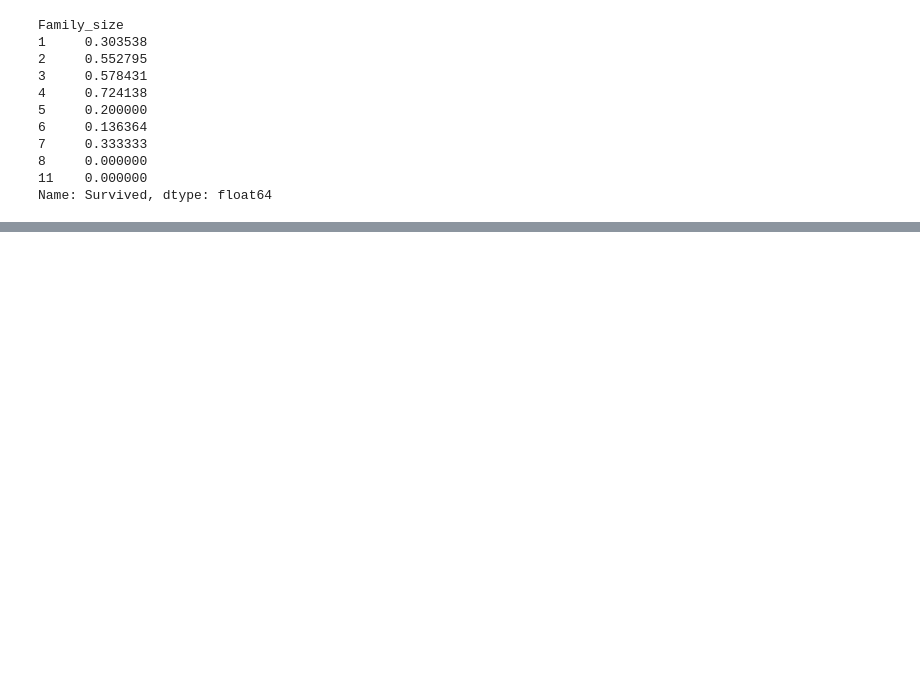
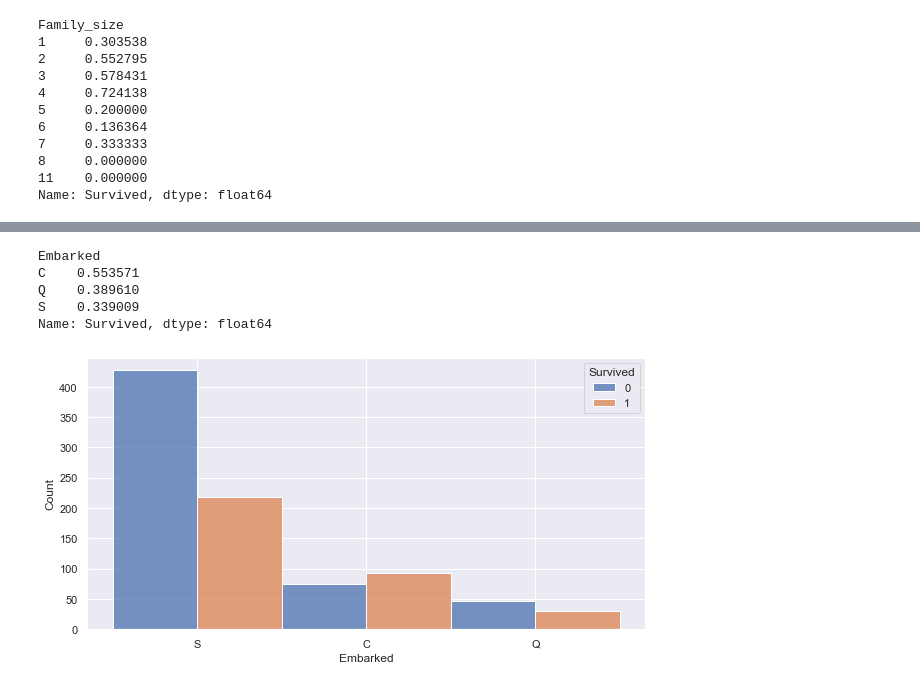
Before and after one commit to warshtayner/Kaggle_Titanic, a Jupyter notebook: version_4.ipynb, the cells around one changed output, grey strips where cells are left out. Saved outputs shown, nothing was run; the diff lists cells and outputs as text; code cells hidden in the pictures; blank space fills up the shorter version.

```diff
--- a/version_4.ipynb
+++ b/version_4.ipynb
@@ -459,0 +564,14 @@ df.loc[df['Family_size'] == 1, 'Fam_gp'] = 2
+# %%
+test['Embarked'].fillna(test['Embarked'].mode()[0], inplace=True)
+df['Embarked'].fillna(df['Embarked'].mode()[0], inplace=True)
+# %%
+plt.figure(figsize=[10, 5])
+sns.histplot(data=test, x=test['Embarked'], hue=test['Survived'], multiple='dodge');
+test.groupby('Embarked').mean()['Survived']
+# %% [output]
+Embarked
+C    0.553571
+Q    0.389610
+S    0.339009
+Name: Survived, dtype: float64
+[figure, added]
```
Also changed, not shown: parts of 86 cells of this notebook, 3 other files.
